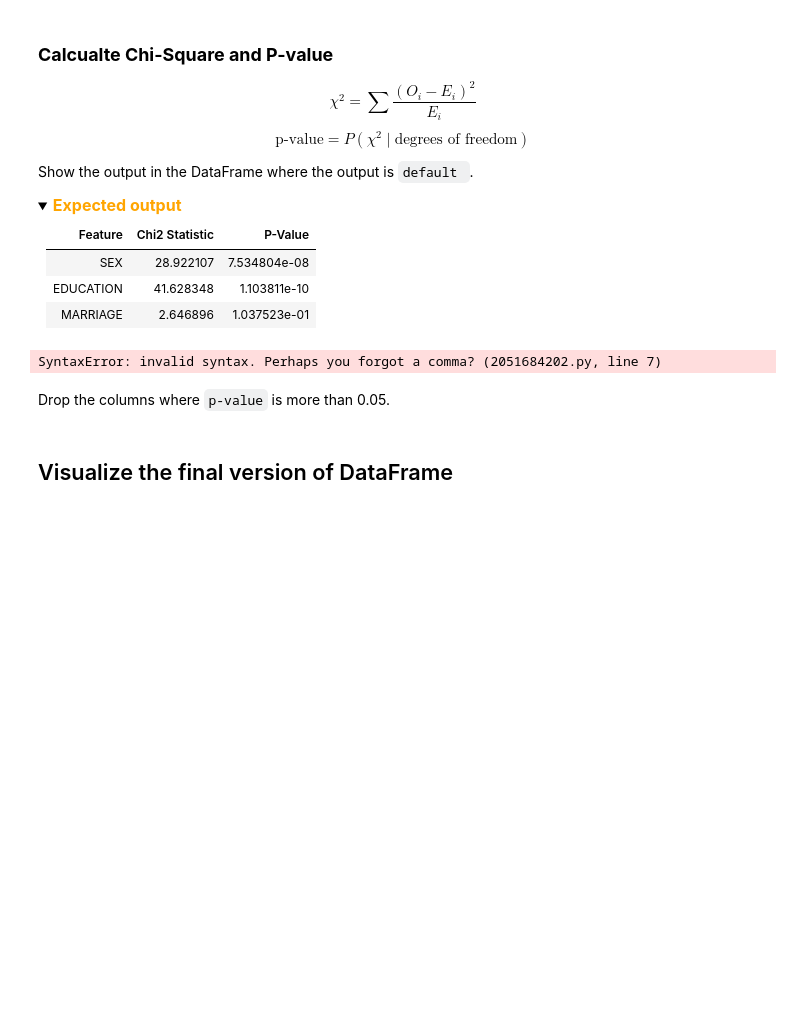
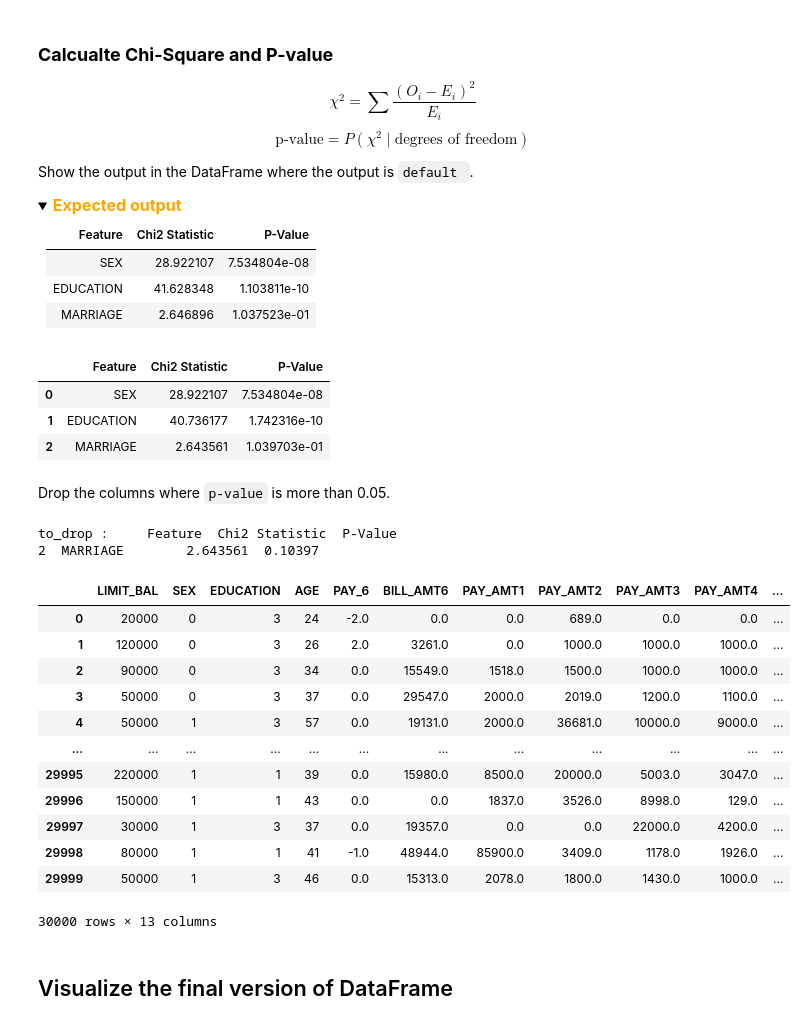
Before and after one commit to ThitarThitaporn/Machine-Learning-2023, a Jupyter notebook: Lab/Lab#1/Lab1-2.ipynb, the cells around one changed output. Drawn from its saved outputs; the diff is of its cells as text; code cells hidden in the pictures; folded sections open; blank space fills up the shorter version.

```diff
--- a/Lab/Lab#1/Lab1-2.ipynb
+++ b/Lab/Lab#1/Lab1-2.ipynb
@@ -499,27 +478,46 @@ Show the output in the DataFrame where the output is `default `.
 </details>
 # %%
 ### START CODE HERE ###
-output = None
-variable = None
+output = df['default ']
+variable = df[['SEX', 'EDUCATION', 'MARRIAGE']]
 
-chi2_stat, p_values = chi2(None)
+chi2_stat, p_values = chi2(variable, output)
 chi2_table = pd.DataFrame({
-    "Feature": None
-    "Chi2 Statistic": None
-    "P-Value": None
+    "Feature": variable.columns,
+    "Chi2 Statistic": chi2_stat,
+    "P-Value": p_values
 })
 ### END CODE HERE ###
 chi2_table
 # %% [output]
-SyntaxError: invalid syntax. Perhaps you forgot a comma? (2051684202.py, line 7)
+|  | Feature | Chi2 Statistic | P-Value |
+| 0 | SEX | 28.922107 | 7.534804e-08 |
+| 1 | EDUCATION | 40.736177 | 1.742316e-10 |
+| 2 | MARRIAGE | 2.643561 | 1.039703e-01 |
 # %% [markdown]
 Drop the columns where `p-value` is more than 0.05.
 # %%
 ### START CODE HERE ###
-to_drop = None
+to_drop = chi2_table.loc[chi2_table['P-Value'] >  0.05]
 print("to_drop :",to_drop)
-df.drop(None)
+df.drop(columns=to_drop['Feature'])
 ### END CODE HERE ###
+# %% [output]
+to_drop :     Feature  Chi2 Statistic  P-Value
+2  MARRIAGE        2.643561  0.10397
+|  | LIMIT_BAL | SEX | EDUCATION | AGE | PAY_6 | BILL_AMT6 | PAY_AMT1 | PAY_AMT2 | PAY_AMT3 | PAY_AMT4 | ... |
+| 0 | 20000 | 0 | 3 | 24 | -2.0 | 0.0 | 0.0 | 689.0 | 0.0 | 0.0 | ... |
+| 1 | 120000 | 0 | 3 | 26 | 2.0 | 3261.0 | 0.0 | 1000.0 | 1000.0 | 1000.0 | ... |
+| 2 | 90000 | 0 | 3 | 34 | 0.0 | 15549.0 | 1518.0 | 1500.0 | 1000.0 | 1000.0 | ... |
+| 3 | 50000 | 0 | 3 | 37 | 0.0 | 29547.0 | 2000.0 | 2019.0 | 1200.0 | 1100.0 | ... |
+| 4 | 50000 | 1 | 3 | 57 | 0.0 | 19131.0 | 2000.0 | 36681.0 | 10000.0 | 9000.0 | ... |
+| ... | ... | ... | ... | ... | ... | ... | ... | ... | ... | ... | ... |
+| 29995 | 220000 | 1 | 1 | 39 | 0.0 | 15980.0 | 8500.0 | 20000.0 | 5003.0 | 3047.0 | ... |
+| 29996 | 150000 | 1 | 1 | 43 | 0.0 | 0.0 | 1837.0 | 3526.0 | 8998.0 | 129.0 | ... |
+| 29997 | 30000 | 1 | 3 | 37 | 0.0 | 19357.0 | 0.0 | 0.0 | 22000.0 | 4200.0 | ... |
+| 29998 | 80000 | 1 | 1 | 41 | -1.0 | 48944.0 | 85900.0 | 3409.0 | 1178.0 | 1926.0 | ... |
+| 29999 | 50000 | 1 | 3 | 46 | 0.0 | 15313.0 | 2078.0 | 1800.0 | 1430.0 | 1000.0 | ... |
+30000 rows × 13 columns
 # %% [markdown]
 ## Visualize the final version of DataFrame
 # %% [markdown]
```
Also changed, not shown: parts of 10 cells of this notebook.
